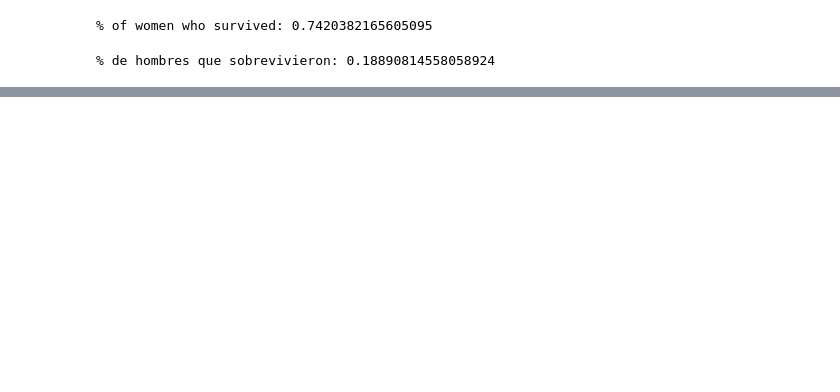
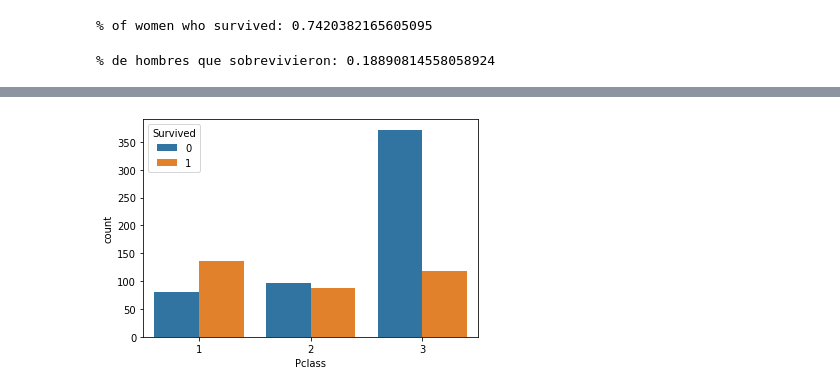
Before and after one commit to wilmerod/Curso-de-introduccion-a-Big-Data-Parte-2-nov2021, a Jupyter notebook: EDA_Titanic.ipynb, the cells around one changed output, grey strips where cells are left out. Drawn from its saved outputs; the diff is of its cells as text; code cells hidden in the pictures; blank space fills up the shorter version.

```diff
--- a/EDA_Titanic.ipynb
+++ b/EDA_Titanic.ipynb
@@ -388,0 +502,5 @@ print("% de hombres que sobrevivieron:", rate_men)
+# %%
+sns.countplot(data=train_data, x="Pclass", hue="Survived")
+plt.show()
+# %% [output]
+[figure, added]
```
Also changed, not shown: parts of 17 cells of this notebook.
